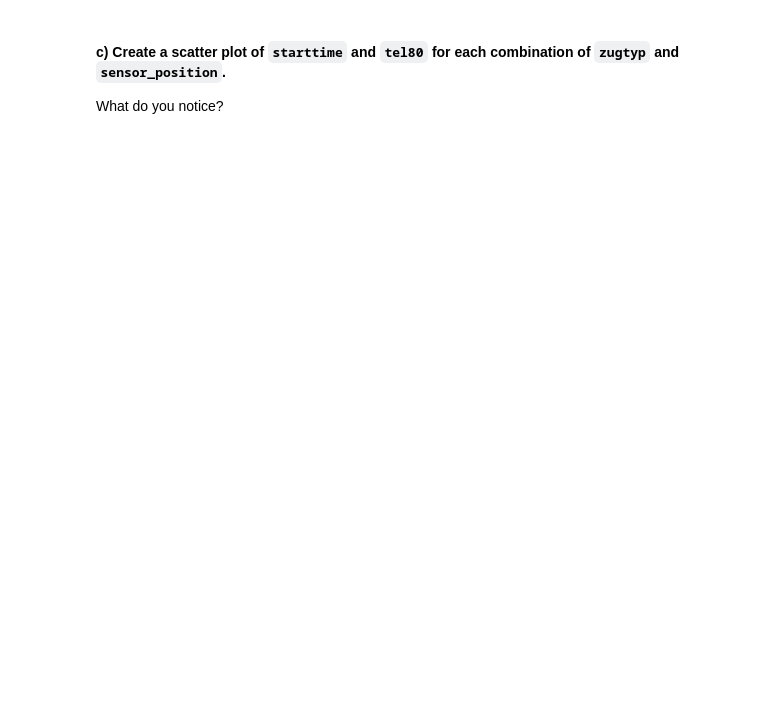
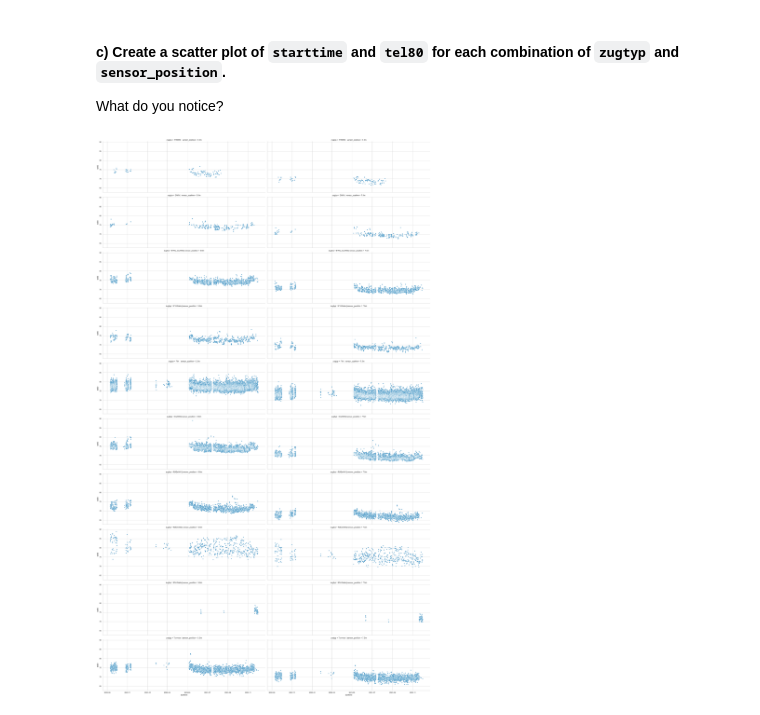
Before and after one commit to FaceEnte/Applied-Statistics, a Jupyter notebook: data/files_for_problem_sheets/sheet_4/railway1.ipynb, the cells around one changed output. Saved outputs shown, nothing was run; the diff lists cells and outputs as text; code cells hidden in the pictures; blank space fills up the shorter version.

```diff
--- a/data/files_for_problem_sheets/sheet_4/railway1.ipynb
+++ b/data/files_for_problem_sheets/sheet_4/railway1.ipynb
@@ -33,3 +167,18 @@ Try it on your own first. If you need guidance, you can solve tasks 2 and 3.
 # %% [markdown]
 #### c) Create a scatter plot of `starttime` and `tel80` for each combination of `zugtyp` and `sensor_position`.
 What do you notice?
+# %%
+sns.set_theme(style="whitegrid", palette="colorblind")
+fig = sns.relplot(
+        data=dataMQ21.sort_values(["zugtyp", "sensor_position"]),
+        x="starttime",
+        y="tel80",
+        row="zugtyp",
+        col="sensor_position",
+        kind="line",
+        height=5, aspect=3,
+        linestyle='',
+        marker='o', linewidth=.2, markersize=5
+)
+# %% [output]
+[figure, added]
```
Also changed, not shown: parts of 16 cells of this notebook.
